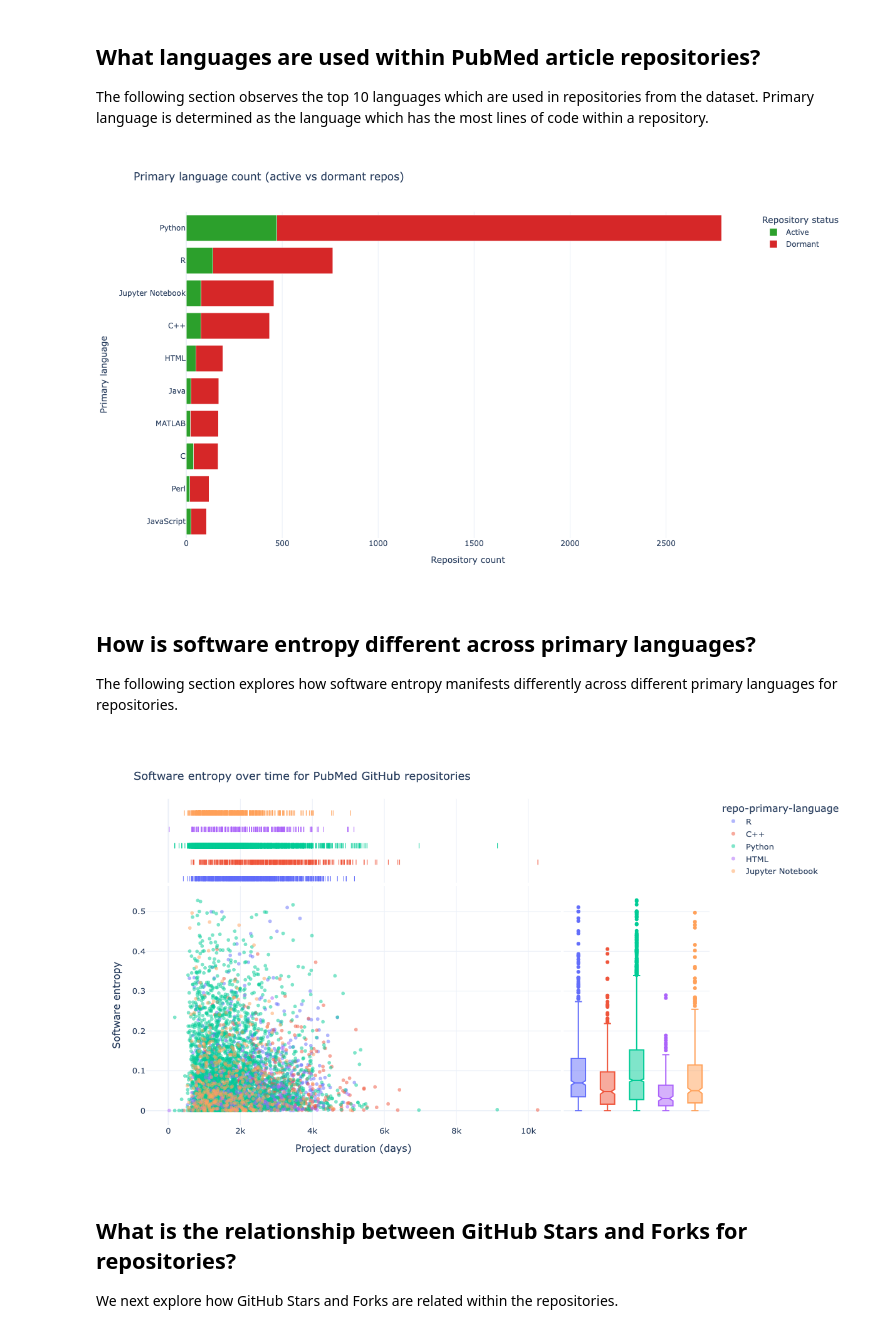
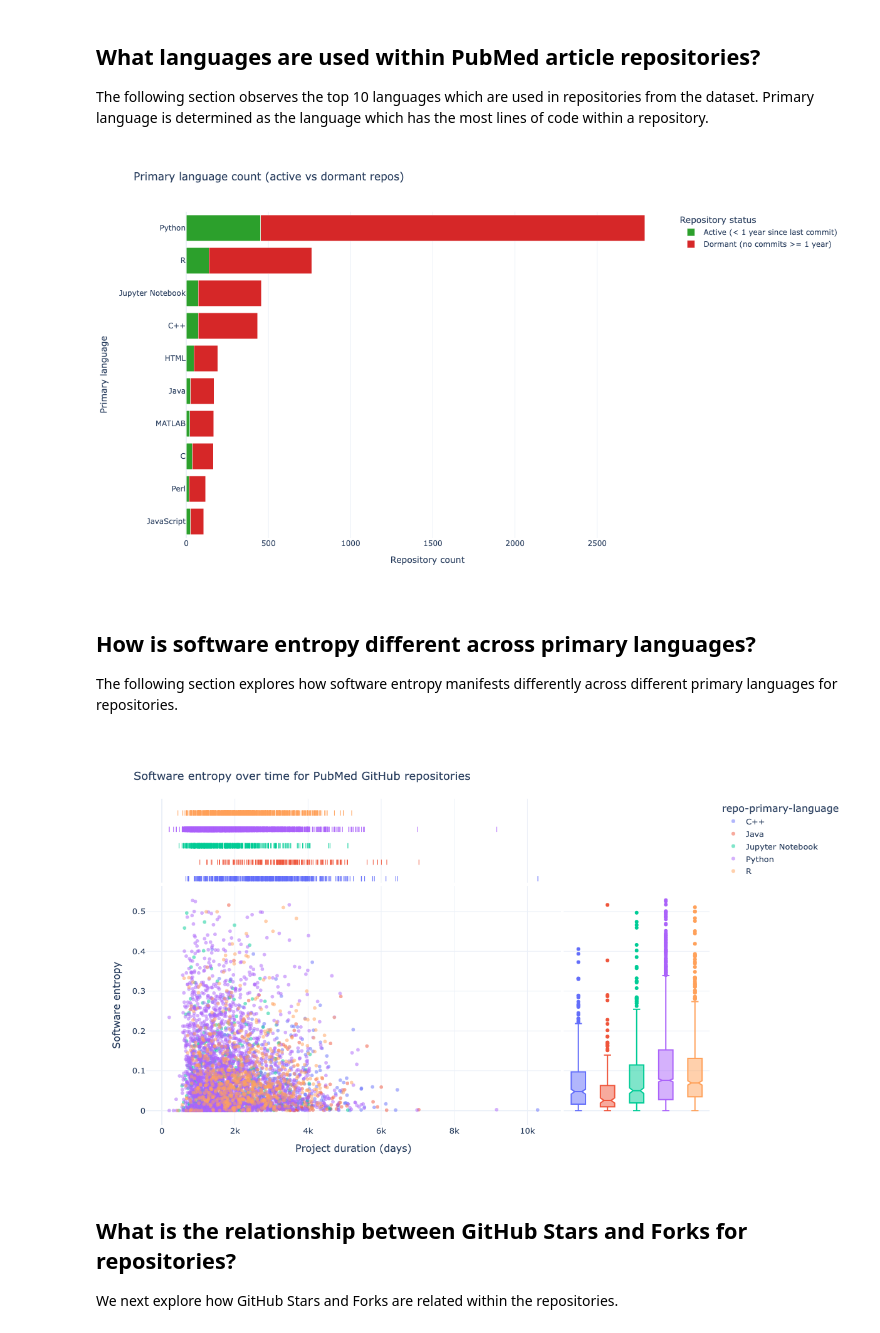
Before and after one commit to software-gardening/almanack, a Jupyter notebook: src/book/seed-bank/pubmed-github-repositories/understanding-pubmed-github-repos.ipynb, the cells around one changed output. Cells and saved outputs as stored; diff of their text form; code cells hidden in the pictures.

Commit message:
update figure

```diff
--- a/src/book/seed-bank/pubmed-github-repositories/understanding-pubmed-github-repos.ipynb
+++ b/src/book/seed-bank/pubmed-github-repositories/understanding-pubmed-github-repos.ipynb
@@ -138,8 +138,8 @@ lang_status = (
 # Map boolean to readable labels
 lang_status["Status"] = lang_status["dormant"].map(
     {
-        True: "Dormant",
-        False: "Active",
+        True: "Dormant (no commits >= 1 year)",
+        False: "Active (< 1 year since last commit)",
     }
 )
 
@@ -170,8 +170,8 @@ fig = px.bar(
     color="Status",
     orientation="h",
     color_discrete_map={
-        "Active": "#2ca02c",
-        "Dormant": "#d62728",
+        "Active (< 1 year since last commit)": "#2ca02c",
+        "Dormant (no commits >= 1 year)": "#d62728",
     },
     width=1200,
     height=700,
@@ -190,7 +190,7 @@ fig.update_layout(
 fig.write_image(image_file := "images/primary-language-counts.png")
 display(Image(filename=image_file))
 # %% [output]
-[figure, old version]
+[figure, new version]
 # %% [markdown]
 ## How is software entropy different across primary languages?
 
@@ -198,36 +198,42 @@ The following section explores how software entropy manifests differently across
 # %%
 language_grouped_data = (
     df.groupby(["repo-primary-language"]).size().reset_index(name="Count")
 )
 
 fig = px.scatter(
     df[
         df["repo-primary-language"].isin(
-            language_grouped_data.sort_values(by="Count")[-5:]["repo-primary-language"]
+            language_grouped_data
+            # exclude HTML to focus on formal programming languages
+            .loc[
+                ~language_grouped_data["repo-primary-language"].str.contains(
+                    "html", case=False, na=False
+                )
+            ].sort_values(by="Count")[-5:]["repo-primary-language"]
         )
-    ],
+    ].sort_values(by="repo-primary-language"),
     x="repo-days-of-existence",
     y="repo-agg-info-entropy",
     hover_data=["Repository URL"],
     width=1200,
     height=700,
     title="Software entropy over time for PubMed GitHub repositories",
     marginal_x="rug",
     marginal_y="box",
     opacity=0.5,
     color="repo-primary-language",
 )
 
 fig.update_layout(
     font=dict(size=13),
     title={"yref": "container", "y": 0.9, "yanchor": "bottom"},
     xaxis_title="Project duration (days)",
     yaxis_title="Software entropy",
 )
 fig.write_image(image_file := "images/software-information-entropy-top-5-langs.png")
 display(Image(filename=image_file))
 # %% [output]
-[figure, old version]
+[figure, new version]
 # %% [markdown]
 ## What is the relationship between GitHub Stars and Forks for repositories?
 
```
Also changed, not shown: parts of 4 cells of this notebook, 6 other files.
